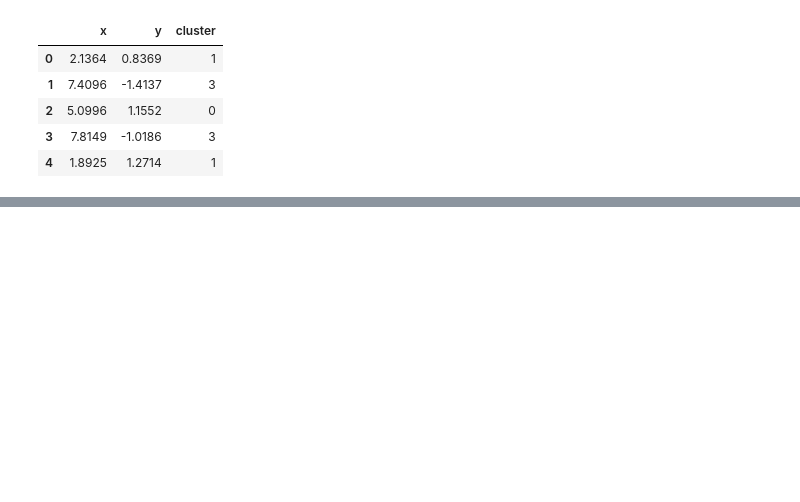
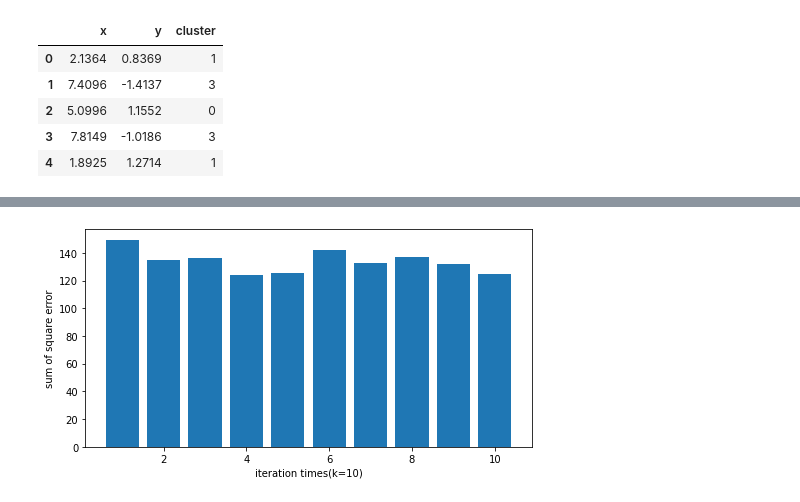
Before and after one commit to GuanPin/K-means_algorithm, a Jupyter notebook: data_science-hw2-kmeans.ipynb, the cells around one changed output, grey strips where cells are left out. Saved outputs shown, nothing was run; the diff lists cells and outputs as text; code cells hidden in the pictures; blank space fills up the shorter version.

```diff
--- a/data_science-hw2-kmeans.ipynb
+++ b/data_science-hw2-kmeans.ipynb
@@ -83,0 +106,8 @@ plt.show()
+# %%
+plt.figure(figsize=(8, 4))
+plt.bar(np.arange(1, 11), results1)
+plt.xlabel('iteration times(k=10)')
+plt.ylabel('sum of square error')
+plt.show()
+# %% [output]
+[figure, added]
```
Also changed, not shown: parts of 7 cells of this notebook.
